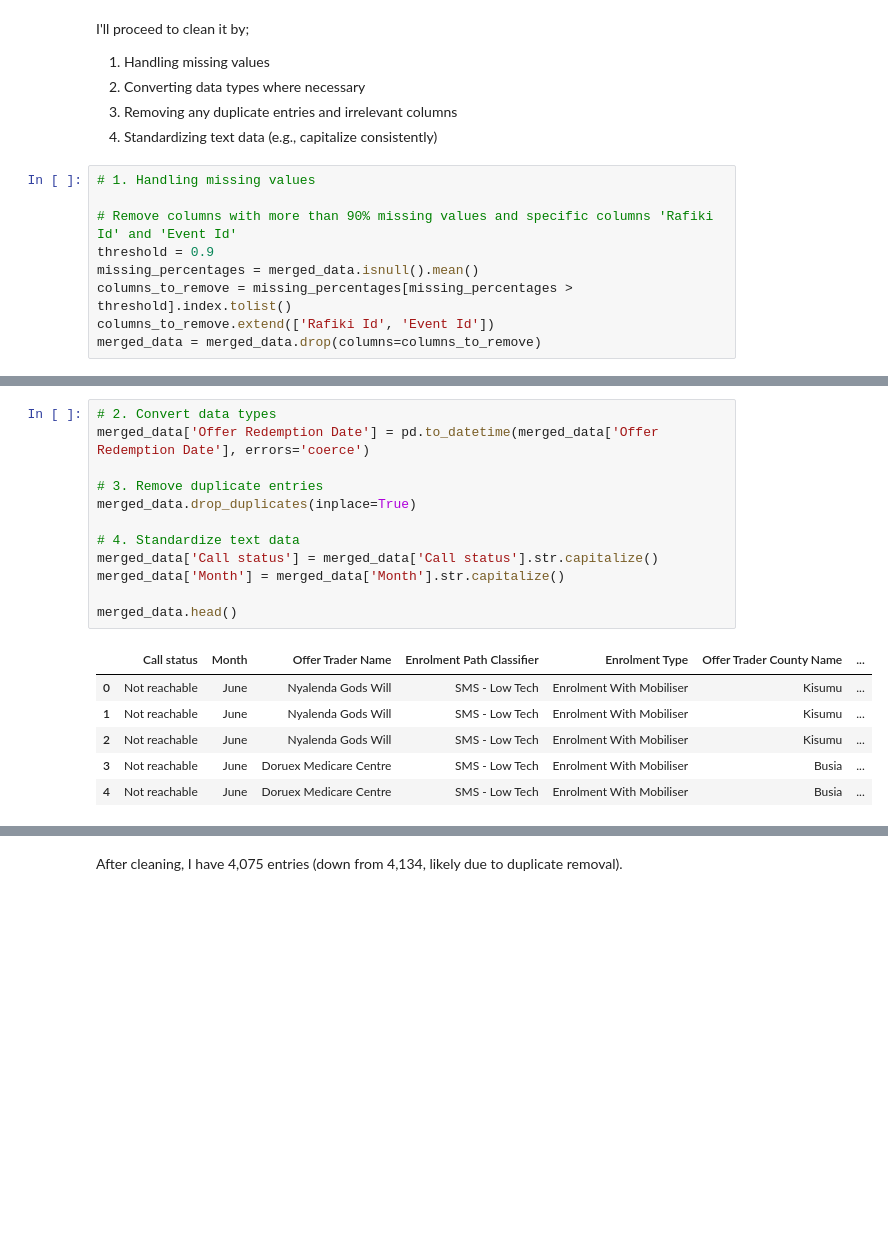
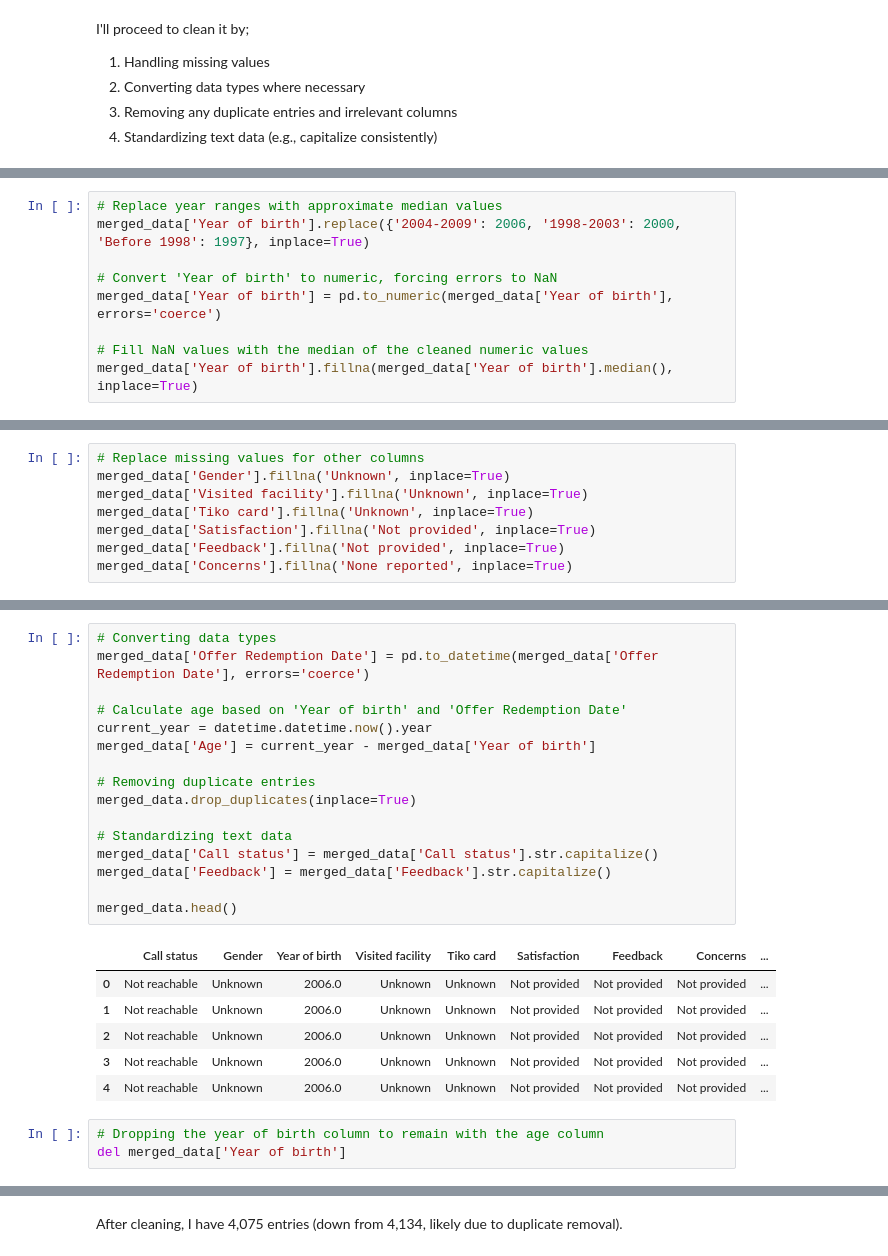
Before and after one commit to Tilda98/Risk_Analyst_Practical, a Jupyter notebook: notebooks/data_cleaning.ipynb, the cells around one changed output, grey strips where cells are left out. Drawn from its saved outputs; the diff is of its cells as text; blank space fills up the shorter version.

```diff
--- a/notebooks/data_cleaning.ipynb
+++ b/notebooks/data_cleaning.ipynb
@@ -417,12 +408,3 @@ I'll proceed to clean it by;
 2. Converting data types where necessary
 3. Removing any duplicate entries and irrelevant columns
 4. Standardizing text data (e.g., capitalize consistently)
-# %%
-# 1. Handling missing values
-
-# Remove columns with more than 90% missing values and specific columns 'Rafiki Id' and 'Event Id'
-threshold = 0.9
-missing_percentages = merged_data.isnull().mean()
-columns_to_remove = missing_percentages[missing_percentages > threshold].index.tolist()
-columns_to_remove.extend(['Rafiki Id', 'Event Id'])
-merged_data = merged_data.drop(columns=columns_to_remove)
@@ -428,0 +418,9 @@ merged_data = merged_data.drop(columns=columns_to_remove)
+# %%
+# Replace year ranges with approximate median values
+merged_data['Year of birth'].replace({'2004-2009': 2006, '1998-2003': 2000, 'Before 1998': 1997}, inplace=True)
+
+# Convert 'Year of birth' to numeric, forcing errors to NaN
+merged_data['Year of birth'] = pd.to_numeric(merged_data['Year of birth'], errors='coerce')
+
+# Fill NaN values with the median of the cleaned numeric values
+merged_data['Year of birth'].fillna(merged_data['Year of birth'].median(), inplace=True)
@@ -429,3 +429,11 @@ merged_data = merged_data.drop(columns=columns_to_remove)
+# %%
+# Replace missing values for other columns
+merged_data['Gender'].fillna('Unknown', inplace=True)
+merged_data['Visited facility'].fillna('Unknown', inplace=True)
+merged_data['Tiko card'].fillna('Unknown', inplace=True)
+merged_data['Satisfaction'].fillna('Not provided', inplace=True)
+merged_data['Feedback'].fillna('Not provided', inplace=True)
+merged_data['Concerns'].fillna('None reported', inplace=True)
 # %%
 # Confirming missing values
 
@@ -446,19 +471,26 @@ dtype: int64
 # %%
-# 2. Convert data types
+# Converting data types
 merged_data['Offer Redemption Date'] = pd.to_datetime(merged_data['Offer Redemption Date'], errors='coerce')
 
-# 3. Remove duplicate entries
+# Calculate age based on 'Year of birth' and 'Offer Redemption Date'
+current_year = datetime.datetime.now().year
+merged_data['Age'] = current_year - merged_data['Year of birth']
+
+# Removing duplicate entries
 merged_data.drop_duplicates(inplace=True)
 
-# 4. Standardize text data
+# Standardizing text data
 merged_data['Call status'] = merged_data['Call status'].str.capitalize()
-merged_data['Month'] = merged_data['Month'].str.capitalize()
+merged_data['Feedback'] = merged_data['Feedback'].str.capitalize()
 
 merged_data.head()
 # %% [output]
-|  | Call status | Month | Offer Trader Name | Enrolment Path Classifier | Enrolment Type | Offer Trader County Name | ... |
-| 0 | Not reachable | June | Nyalenda Gods Will | SMS - Low Tech | Enrolment With Mobiliser | Kisumu | ... |
-| 1 | Not reachable | June | Nyalenda Gods Will | SMS - Low Tech | Enrolment With Mobiliser | Kisumu | ... |
-| 2 | Not reachable | June | Nyalenda Gods Will | SMS - Low Tech | Enrolment With Mobiliser | Kisumu | ... |
-| 3 | Not reachable | June | Doruex Medicare Centre | SMS - Low Tech | Enrolment With Mobiliser | Busia | ... |
-| 4 | Not reachable | June | Doruex Medicare Centre | SMS - Low Tech | Enrolment With Mobiliser | Busia | ... |
+|  | Call status | Gender | Year of birth | Visited facility | Tiko card | Satisfaction | Feedback | Concerns | ... |
+| 0 | Not reachable | Unknown | 2006.0 | Unknown | Unknown | Not provided | Not provided | Not provided | ... |
+| 1 | Not reachable | Unknown | 2006.0 | Unknown | Unknown | Not provided | Not provided | Not provided | ... |
+| 2 | Not reachable | Unknown | 2006.0 | Unknown | Unknown | Not provided | Not provided | Not provided | ... |
+| 3 | Not reachable | Unknown | 2006.0 | Unknown | Unknown | Not provided | Not provided | Not provided | ... |
+| 4 | Not reachable | Unknown | 2006.0 | Unknown | Unknown | Not provided | Not provided | Not provided | ... |
+# %%
+# Dropping the year of birth column to remain with the age column
+del merged_data['Year of birth']
```
Also changed, not shown: parts of 20 cells of this notebook, 1 other file.
